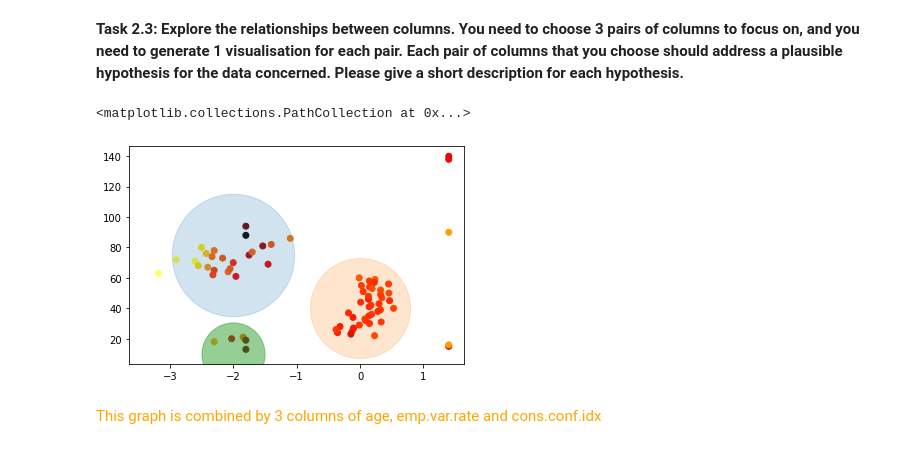
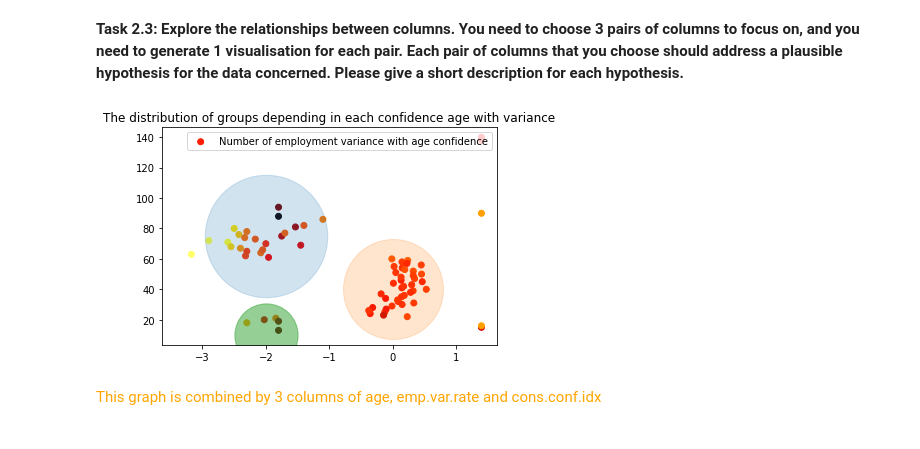
Before and after one commit to thinhsuy/Data_cleansing_summarising, a Jupyter notebook: assignment1.ipynb, the cells around one changed output. Drawn from its saved outputs; the diff is of its cells as text; code cells hidden in the pictures.

```diff
--- a/assignment1.ipynb
+++ b/assignment1.ipynb
@@ -312,14 +327,16 @@ give a short description for each hypothesis.
 # %%
 # Visualize the correlation of 3 columns, including [age], [emp.var.rate] and [cons.conf.idx]
 x, y = getMeanValues(df, 'age', 'emp.var.rate')
 z, y = getMeanValues(df, 'age', 'cons.conf.idx')
-plt.scatter(x, y, alpha=1, c=z, cmap='hot')
+plt.scatter(x, y, alpha=1, c=z, cmap='hot', label="Number of employment variance with age confidence")
 plt.scatter(-2, 75, s=15000, alpha=0.2)
 plt.scatter(0, 40, s=10000, alpha=0.2)
 plt.scatter(-2, 10, s=4000, alpha=0.5, cmap="")
+plt.legend(loc="upper right")
+plt.title("The distribution of groups depending in each confidence age with variance")
+plt.show()
 # %% [output]
-<matplotlib.collections.PathCollection at 0x...>
-[figure, old version]
+[figure, new version]
 # %% [markdown]
 <font color="orange">This graph is combined by 3 columns of age, emp.var.rate and cons.conf.idx</font>
 # %% [markdown]
```
Also changed, not shown: parts of 9 cells of this notebook.
